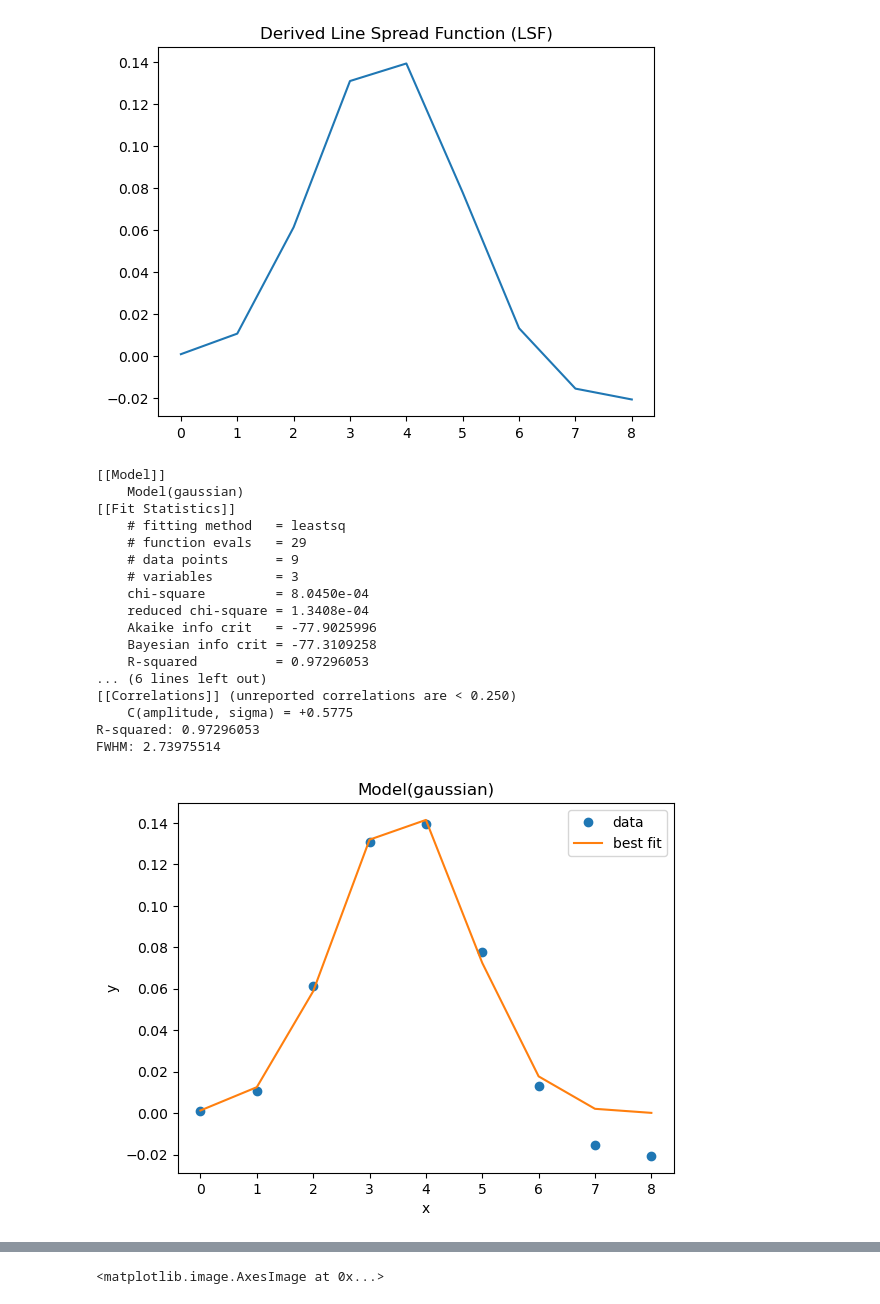
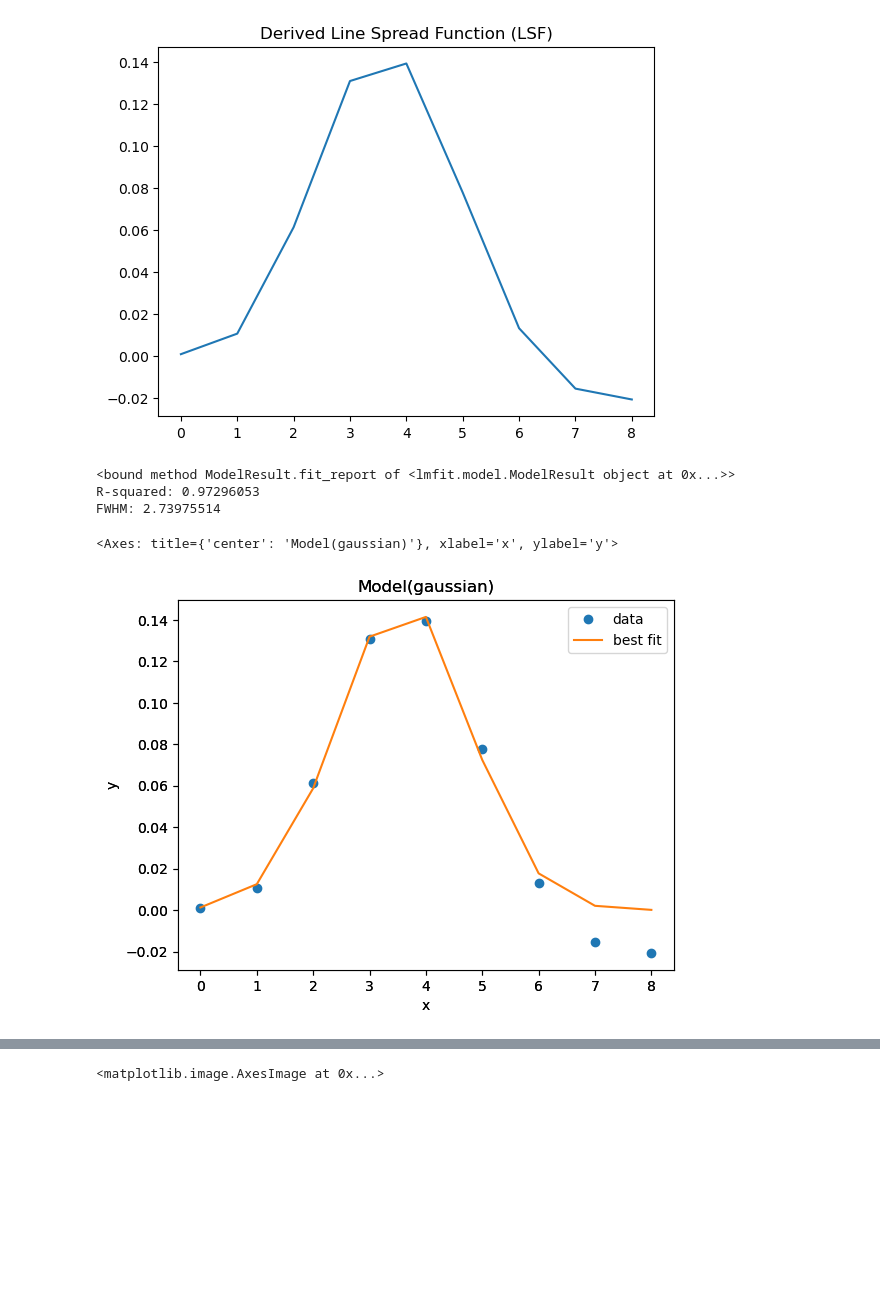
Before and after one commit to ornlneutronimaging/MCP_Sensor_Resolution, a Jupyter notebook: Normalization_Resolution_function_MCP_sensor.ipynb, the cells around one changed output, grey strips where cells are left out. Cells and saved outputs as stored; diff of their text form; code cells hidden in the pictures; blank space fills up the shorter version.

Commit message:
Program runs successfully and stores resolution results to dictionary

```diff
--- a/Normalization_Resolution_function_MCP_sensor.ipynb
+++ b/Normalization_Resolution_function_MCP_sensor.ipynb
@@ -35,43 +36,34 @@ plt.plot(dydxdf)
 # %%
 #Gaussian fit model
 #print (dydxdf)
 from numpy import loadtxt
 from lmfit.models import GaussianModel
 y = dydxdf
 x = np.arange(len(y))
 mod = GaussianModel()
 pars = mod.guess(y, x=x)
 out = mod.fit(y,pars, x=x)
-print (out.fit_report(min_correl=.25))
+#print (out.fit_report(min_correl=.25))
+print (out.fit_report)
 out.plot_fit()
-outputstring = out.fit_report(min_correl=.25)
-r_squared_G = r"R-squared\s*=\s*([0-9\.e\-]+)"
+#outputstring = out.fit_report(min_correl=.25)
+r_squared_G=out.rsquared
+FWHM_G=out.params['fwhm'].value
+'''r_squared_G = r"R-squared\s*=\s*([0-9\.e\-]+)"
 FWHM_G = r"fwhm:\s*([\d\.e\-]+)"
-r_squared_match_G = re.search(r_squared_G, outputstring)
+r_squared_match_G = out.fit_report()
 r_squared_value_G = float(r_squared_match_G.group(1)) if r_squared_match_G else None
 FWHM_matches_G = re.search(FWHM_G, outputstring)
-fwhm_value_G = float(FWHM_matches_G.group(1)) if FWHM_matches_G else None
+fwhm_value_G = float(FWHM_matches_G.group(1)) if FWHM_matches_G else None'''
 print(f"R-squared: {r_squared_value_G:.8f}")
 print(f"FWHM: {fwhm_value_G:.8f}")
+out.plot_fit()
 # %% [output]
-[[Model]]
-    Model(gaussian)
-[[Fit Statistics]]
-    # fitting method   = leastsq
-    # function evals   = 29
-    # data points      = 9
-    # variables        = 3
-    chi-square         = 8.0450e-04
-    reduced chi-square = 1.3408e-04
-    Akaike info crit   = -77.9025996
-    Bayesian info crit = -77.3109258
-    R-squared          = 0.97296053
-... (6 lines left out)
-[[Correlations]] (unreported correlations are < 0.250)
-    C(amplitude, sigma) = +0.5775
+<bound method ModelResult.fit_report of <lmfit.model.ModelResult object at 0x...>>
 R-squared: 0.97296053
 FWHM: 2.73975514
+<Axes: title={'center': 'Model(gaussian)'}, xlabel='x', ylabel='y'>
-[figure, old version]
+[figure, new version]
 # %%
 #Lorentzian fit model
 from numpy import loadtxt
```
Also changed, not shown: parts of 2 cells of this notebook.
